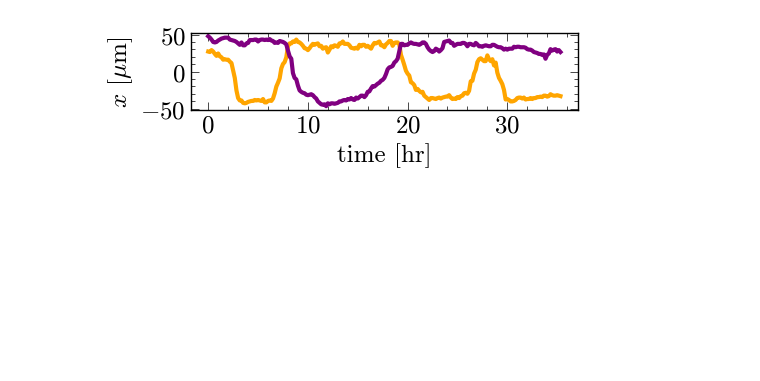
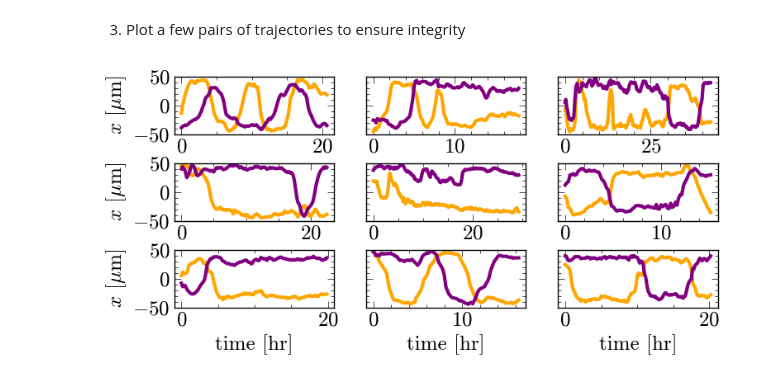
Before and after one commit to pedromzadeh/CCAM, a Jupyter notebook: driver/buckners_replay.ipynb, the cells around one changed output. Saved outputs shown, nothing was run; the diff lists cells and outputs as text; code cells hidden in the pictures; blank space fills up the shorter version.

```diff
--- a/driver/buckners_replay.ipynb
+++ b/driver/buckners_replay.ipynb
@@ -142,19 +191,27 @@ Reorganize the data structure: Position, velocity, acceleration for each pair
 # %%
 pair_stats = []
+delta_t = 10 / 60  # hr
+
 for k in range(n_pairs):
-
     pair = data.iloc[k * 2 : k * 2 + 2].T
     pair.columns = ["c0", "c1"]
     pair = pair.dropna()
     pair_x_v_a = None
 
     for col in pair.columns:
-        x_v_a = compute_v_a(pair[col].values, dt=10 / 60)
+        x_v_a = compute_v_a(pair[col].values, dt=delta_t)
         x_v_a["time [min]"] = x_v_a.index * 10
         x_v_a["id"] = col
         x_v_a["pair"] = k
         pair_x_v_a = pd.concat([pair_x_v_a, x_v_a])
 
+    pair_x_v_a["single"] = (
+        list((np.fabs(np.diff(pair.iloc[:-2], axis=1)) > 25).squeeze()) * 2
+    )
+
     pair_stats.append(pair_x_v_a)
 
 pair_stats_df = pd.concat(pair_stats)
+print(f"There are {len(pair_stats)} pairs of cell.")
+print("Entire data in one table looks like this")
+pair_stats_df
@@ -161,4 +234,7 @@ pair_stats_df = pd.concat(pair_stats)
-# %%
-plot_trajectories(pair_stats[2])
-# %% [output]
-[figure, removed]
+# %% [markdown]
+3. Plot a few pairs of trajectories to ensure integrity
+# %%
+indx = np.random.randint(0, len(pair_stats), 9)
+plot_trajectories(np.array(pair_stats, dtype=object)[indx])
+# %% [output]
+[figure, added]
```
Also changed, not shown: parts of 20 cells of this notebook.
